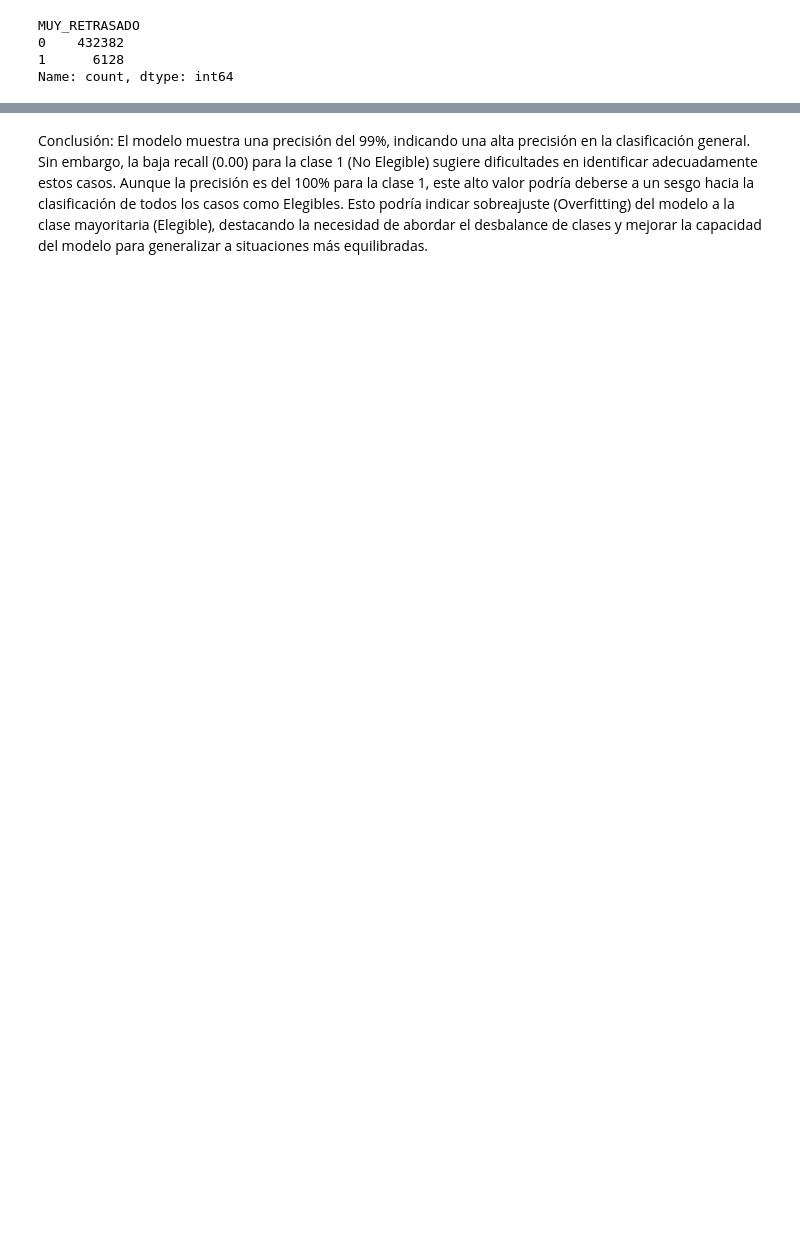
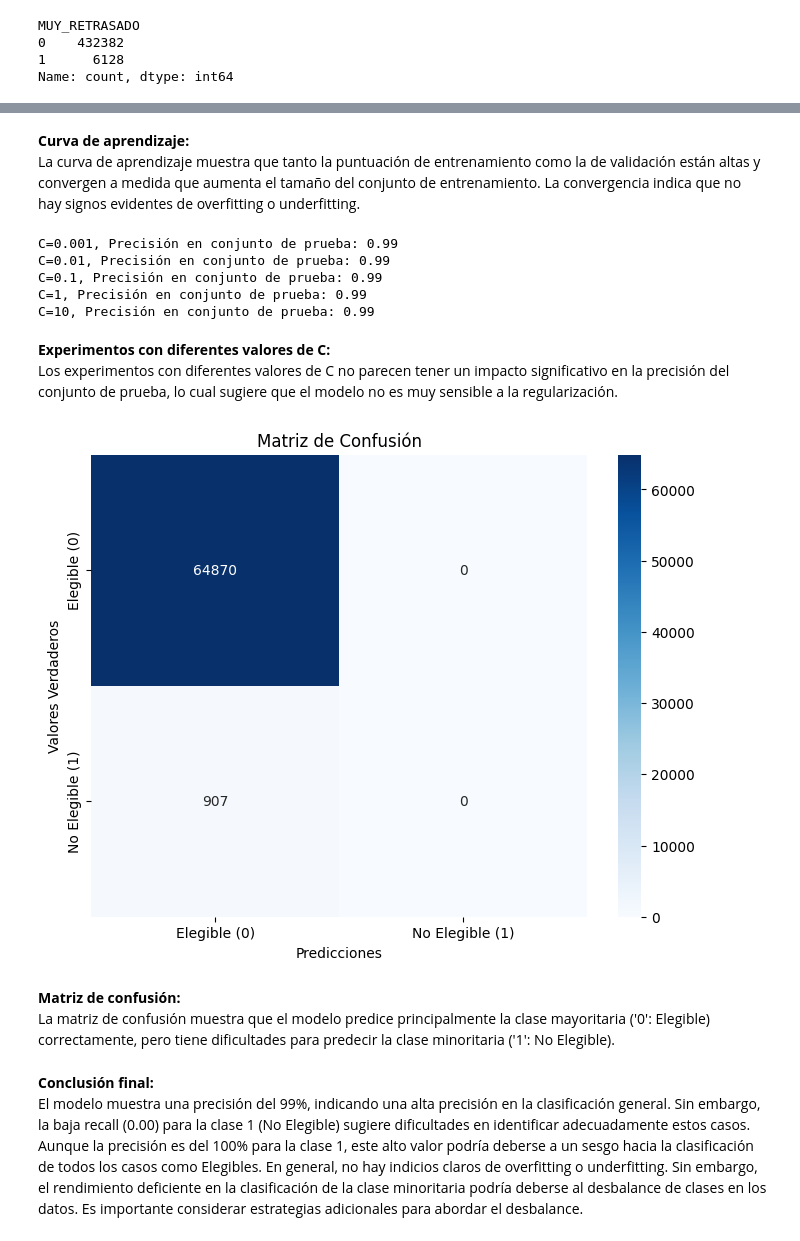
Before and after one commit to brayan084/pre-entregas, a Jupyter notebook: Zorro-pre-entrega-6-correcciones.ipynb, the cells around one changed output, grey strips where cells are left out. Saved outputs shown, nothing was run; the diff lists cells and outputs as text; code cells hidden in the pictures; blank space fills up the shorter version.

```diff
--- a/Zorro-pre-entrega-6-correcciones.ipynb
+++ b/Zorro-pre-entrega-6-correcciones.ipynb
@@ -652,3 +701,43 @@ print(classification_report(y_test, y_pred, zero_division=1))
+# %% [markdown]
+__Curva de aprendizaje:__
+La curva de aprendizaje muestra que tanto la puntuación de entrenamiento como la de validación están altas y convergen a medida que aumenta el tamaño del conjunto de entrenamiento. La convergencia indica que no hay signos evidentes de overfitting o underfitting.
+# %%
+# Experimenta con diferentes valores de C
+for c in [0.001, 0.01, 0.1, 1, 10]:
+    model = LogisticRegression(C=c, max_iter=1000)
+    model.fit(X_train, y_train)
+    y_pred = model.predict(X_test)
+    accuracy = accuracy_score(y_test, y_pred)
+    print(f'C={c}, Precisión en conjunto de prueba: {accuracy:.2f}')
+# %% [output]
+C=0.001, Precisión en conjunto de prueba: 0.99
+C=0.01, Precisión en conjunto de prueba: 0.99
+C=0.1, Precisión en conjunto de prueba: 0.99
+C=1, Precisión en conjunto de prueba: 0.99
+C=10, Precisión en conjunto de prueba: 0.99
+# %% [markdown]
+__Experimentos con diferentes valores de C:__
+Los experimentos con diferentes valores de C no parecen tener un impacto significativo en la precisión del conjunto de prueba, lo cual sugiere que el modelo no es muy sensible a la regularización.
+# %%
+from sklearn.metrics import confusion_matrix
+import seaborn as sns
+import matplotlib.pyplot as plt
+
+# Obtener la matriz de confusión
+conf_matrix = confusion_matrix(y_test, y_pred)
+
+# Crear un mapa de calor de la matriz de confusión
+plt.figure(figsize=(8, 6))
+sns.heatmap(conf_matrix, annot=True, fmt='d', cmap='Blues', xticklabels=['Elegible (0)', 'No Elegible (1)'], yticklabels=['Elegible (0)', 'No Elegible (1)'])
+plt.title('Matriz de Confusión')
+plt.xlabel('Predicciones')
+plt.ylabel('Valores Verdaderos')
+plt.show()
+# %% [output]
+[figure, added]
+# %% [markdown]
+__Matriz de confusión:__
+La matriz de confusión muestra que el modelo predice principalmente la clase mayoritaria ('0': Elegible) correctamente, pero tiene dificultades para predecir la clase minoritaria ('1': No Elegible).
 # %% [markdown]
-Conclusión:
-El modelo muestra una precisión del 99%, indicando una alta precisión en la clasificación general. Sin embargo, la baja recall (0.00) para la clase 1 (No Elegible) sugiere dificultades en identificar adecuadamente estos casos. Aunque la precisión es del 100% para la clase 1, este alto valor podría deberse a un sesgo hacia la clasificación de todos los casos como Elegibles. Esto podría indicar sobreajuste (Overfitting) del modelo a la clase mayoritaria (Elegible), destacando la necesidad de abordar el desbalance de clases y mejorar la capacidad del modelo para generalizar a situaciones más equilibradas.
+__Conclusión final:__
+El modelo muestra una precisión del 99%, indicando una alta precisión en la clasificación general. Sin embargo, la baja recall (0.00) para la clase 1 (No Elegible) sugiere dificultades en identificar adecuadamente estos casos. Aunque la precisión es del 100% para la clase 1, este alto valor podría deberse a un sesgo hacia la clasificación de todos los casos como Elegibles. En general, no hay indicios claros de overfitting o underfitting. Sin embargo, el rendimiento deficiente en la clasificación de la clase minoritaria podría deberse al desbalance de clases en los datos. Es importante considerar estrategias adicionales para abordar el desbalance.
```
Also changed, not shown: parts of 26 cells of this notebook.
